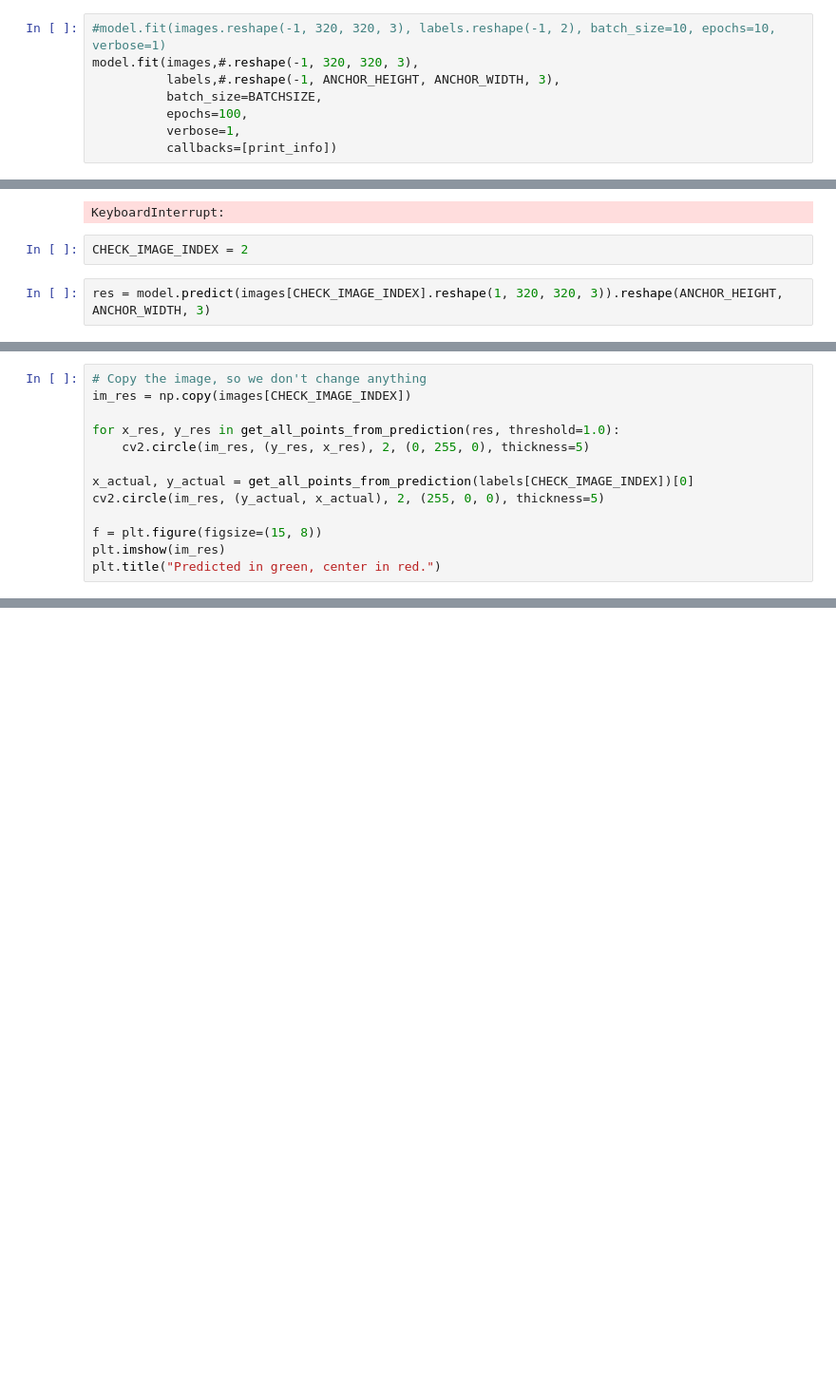
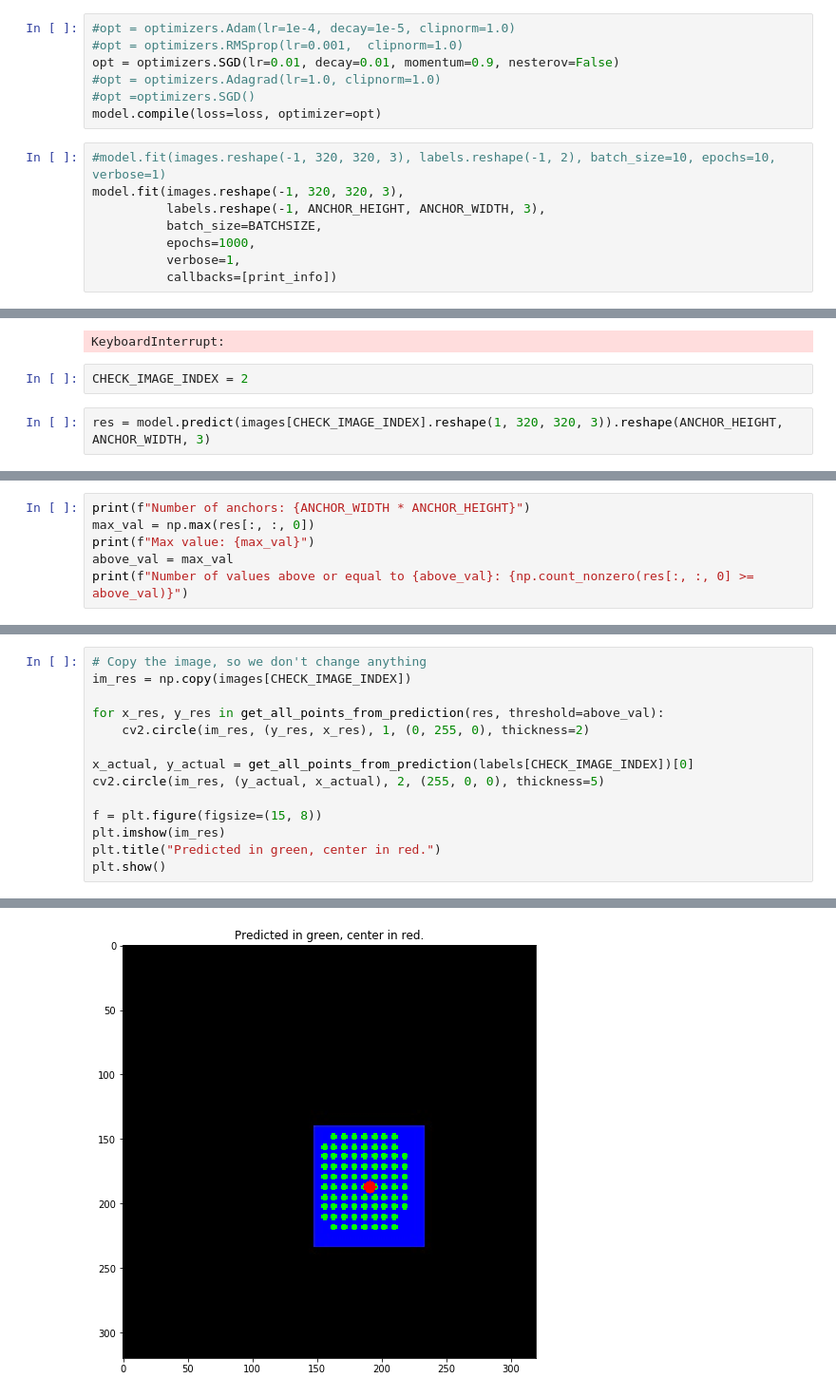
Before and after one commit to ClausHolmgaard/Playground, a Jupyter notebook: MachineLearning/SqueezeDet/Testing.ipynb, the cells around one changed output, grey strips where cells are left out. Shown: that part at 95% size. Saved outputs shown, nothing was run; the diff lists cells and outputs as text; blank space fills up the shorter version.

```diff
--- a/MachineLearning/SqueezeDet/Testing.ipynb
+++ b/MachineLearning/SqueezeDet/Testing.ipynb
@@ -645,9 +741,16 @@ model.compile(loss=loss, optimizer=opt)
+# %%
+#opt = optimizers.Adam(lr=1e-4, decay=1e-5, clipnorm=1.0)
+#opt = optimizers.RMSprop(lr=0.001,  clipnorm=1.0)
+opt = optimizers.SGD(lr=0.01, decay=0.01, momentum=0.9, nesterov=False)
+#opt = optimizers.Adagrad(lr=1.0, clipnorm=1.0)
+#opt =optimizers.SGD()
+model.compile(loss=loss, optimizer=opt)
 # %%
 #model.fit(images.reshape(-1, 320, 320, 3), labels.reshape(-1, 2), batch_size=10, epochs=10, verbose=1)
-model.fit(images,#.reshape(-1, 320, 320, 3),
-          labels,#.reshape(-1, ANCHOR_HEIGHT, ANCHOR_WIDTH, 3),
+model.fit(images.reshape(-1, 320, 320, 3),
+          labels.reshape(-1, ANCHOR_HEIGHT, ANCHOR_WIDTH, 3),
           batch_size=BATCHSIZE,
-          epochs=100,
+          epochs=1000,
           verbose=1,
           callbacks=[print_info])
 # %% [output]
@@ -676,0 +793,6 @@ print(np.argmax(res[:, :, 0]))
+# %%
+print(f"Number of anchors: {ANCHOR_WIDTH * ANCHOR_HEIGHT}")
+max_val = np.max(res[:, :, 0])
+print(f"Max value: {max_val}")
+above_val = max_val
+print(f"Number of values above or equal to {above_val}: {np.count_nonzero(res[:, :, 0] >= above_val)}")
@@ -678,8 +804,8 @@ print(np.argmax(res[:, :, 0]))
 # Copy the image, so we don't change anything
 im_res = np.copy(images[CHECK_IMAGE_INDEX])
 
-for x_res, y_res in get_all_points_from_prediction(res, threshold=1.0):
-    cv2.circle(im_res, (y_res, x_res), 2, (0, 255, 0), thickness=5)
+for x_res, y_res in get_all_points_from_prediction(res, threshold=above_val):
+    cv2.circle(im_res, (y_res, x_res), 1, (0, 255, 0), thickness=2)
 
 x_actual, y_actual = get_all_points_from_prediction(labels[CHECK_IMAGE_INDEX])[0]
 cv2.circle(im_res, (y_actual, x_actual), 2, (255, 0, 0), thickness=5)
@@ -687,3 +813,5 @@ cv2.circle(im_res, (y_actual, x_actual), 2, (255, 0, 0), thickness=5)
 f = plt.figure(figsize=(15, 8))
 plt.imshow(im_res)
 plt.title("Predicted in green, center in red.")
+plt.show()
+# %% [output]
@@ -689,0 +822 @@ plt.title("Predicted in green, center in red.")
+[figure, added]
```
Also changed, not shown: parts of 32 cells of this notebook, 3 other files.
